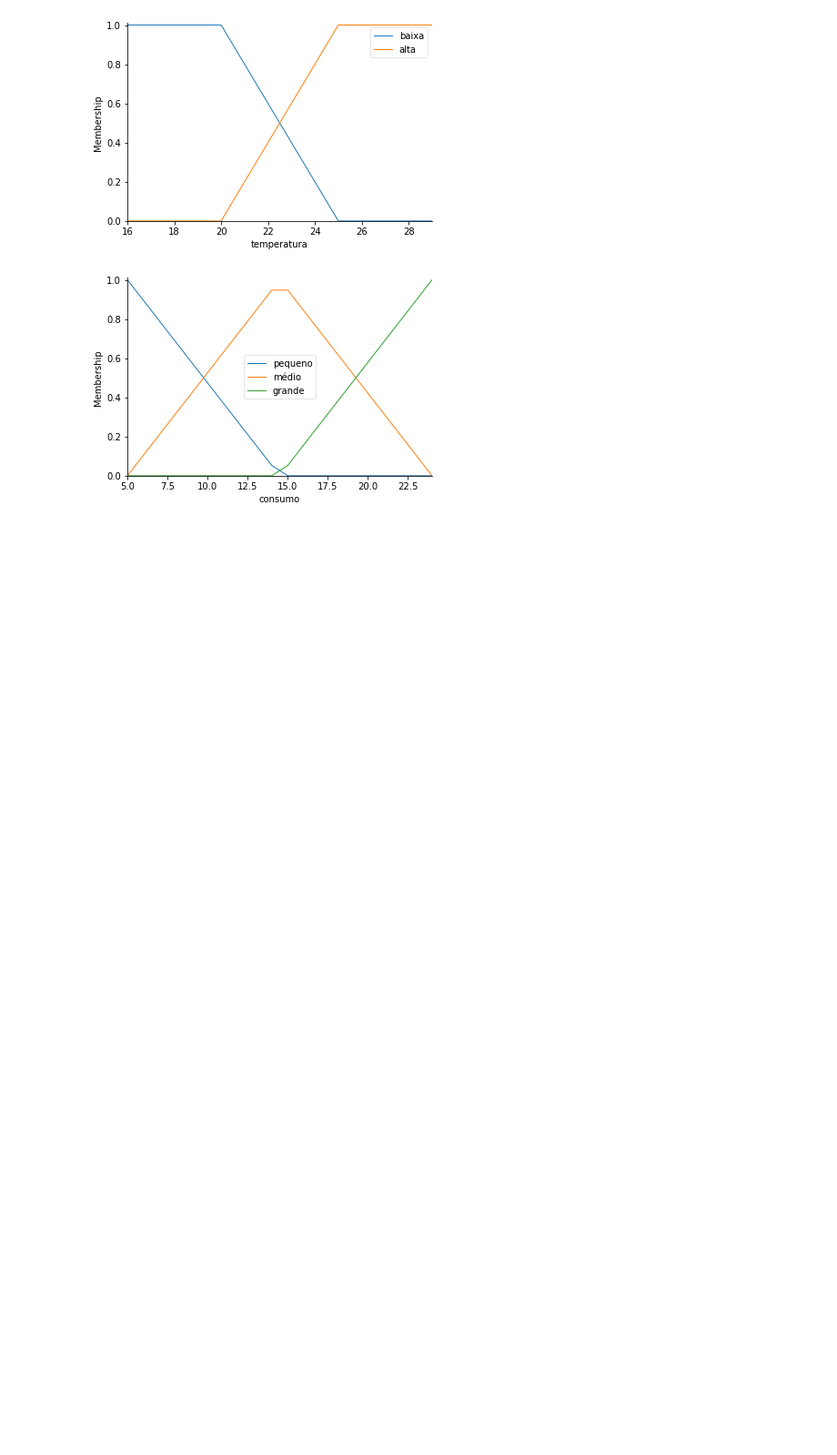
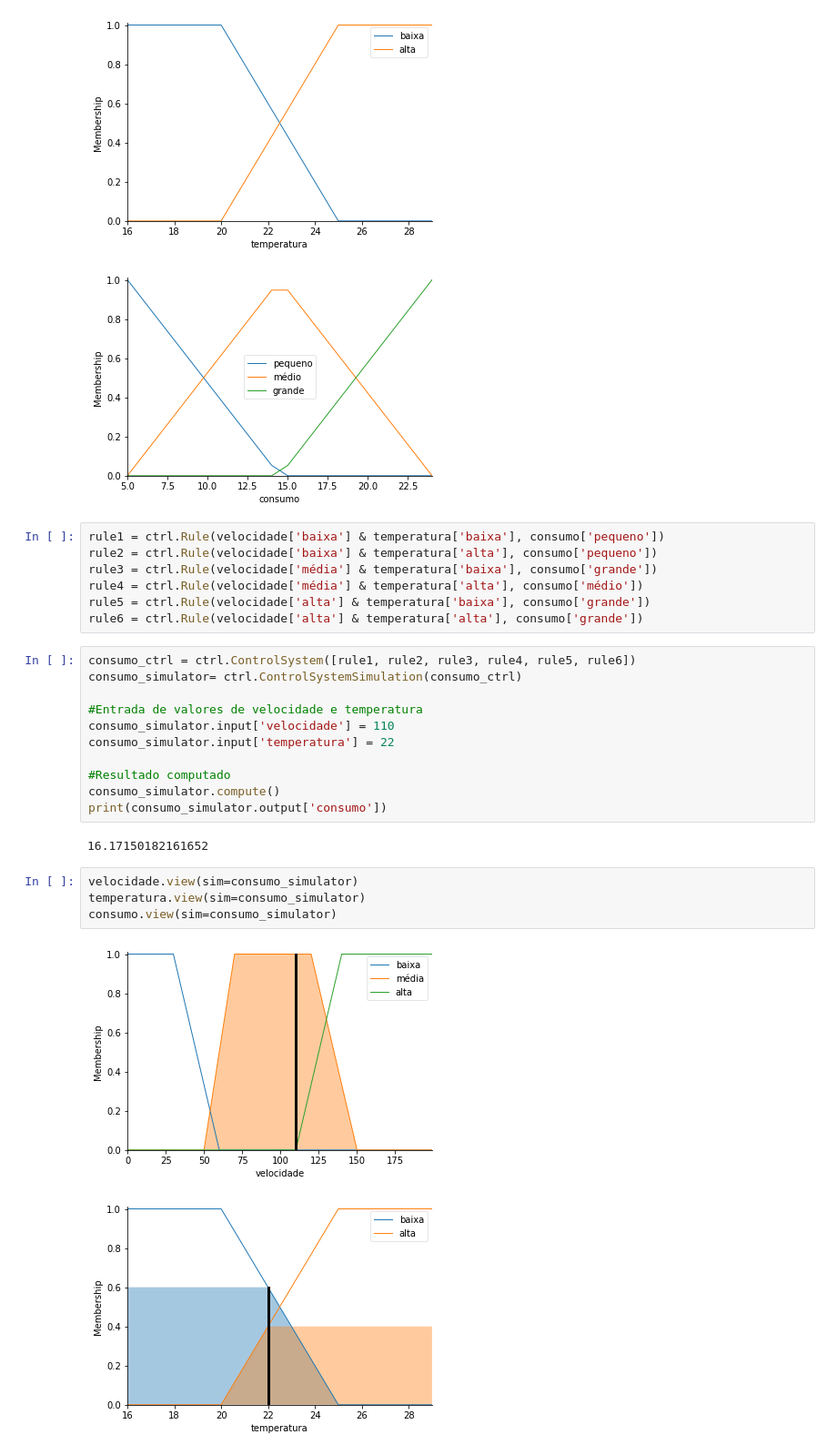
Before and after one commit to dioumedeiros-zz/fuzzy-logic, a Jupyter notebook: fuzzy_logic.ipynb, the cells around one changed output. Shown: that part at 91% size. Cells and saved outputs as stored; diff of their text form; blank space fills up the shorter version.

```diff
--- a/fuzzy_logic.ipynb
+++ b/fuzzy_logic.ipynb
@@ -33,3 +49,30 @@ consumo.view()
 [figure]
 [figure]
 [figure]
+# %%
+rule1 = ctrl.Rule(velocidade['baixa'] & temperatura['baixa'], consumo['pequeno'])
+rule2 = ctrl.Rule(velocidade['baixa'] & temperatura['alta'], consumo['pequeno'])
+rule3 = ctrl.Rule(velocidade['média'] & temperatura['baixa'], consumo['grande'])
+rule4 = ctrl.Rule(velocidade['média'] & temperatura['alta'], consumo['médio'])
+rule5 = ctrl.Rule(velocidade['alta'] & temperatura['baixa'], consumo['grande'])
+rule6 = ctrl.Rule(velocidade['alta'] & temperatura['alta'], consumo['grande'])
+# %%
+consumo_ctrl = ctrl.ControlSystem([rule1, rule2, rule3, rule4, rule5, rule6])
+consumo_simulator= ctrl.ControlSystemSimulation(consumo_ctrl)
+
+#Entrada de valores de velocidade e temperatura
+consumo_simulator.input['velocidade'] = 110
+consumo_simulator.input['temperatura'] = 22
+
+#Resultado computado
+consumo_simulator.compute()
+print(consumo_simulator.output['consumo'])
+# %% [output]
+16.17150182161652
+# %%
+velocidade.view(sim=consumo_simulator)
+temperatura.view(sim=consumo_simulator)
+consumo.view(sim=consumo_simulator)
+# %% [output]
+[figure, added]
+[figure, added]
```
Also changed, not shown: parts of 2 cells of this notebook.
